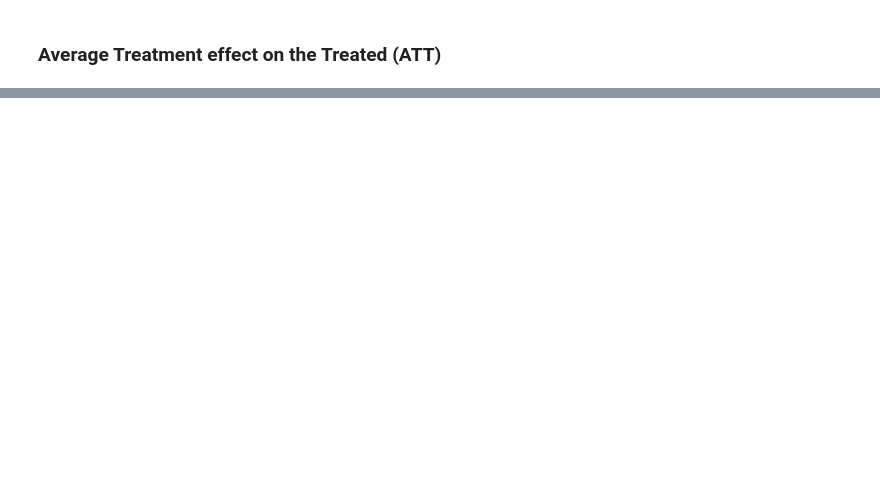
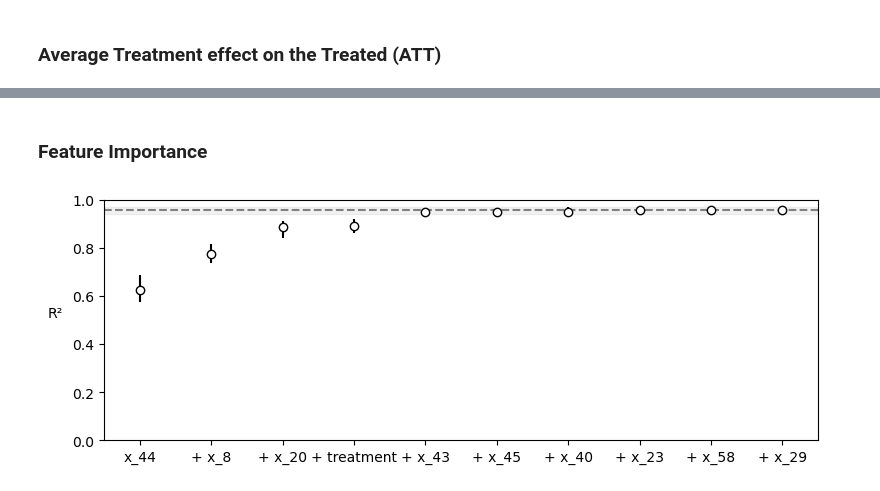
Before and after one commit to DamianPiuselli/Inferencia-Bayesiana-ACIC2016, a Jupyter notebook: rs_bart.ipynb, the cells around one changed output, grey strips where cells are left out. Saved outputs shown, nothing was run; the diff lists cells and outputs as text; code cells hidden in the pictures; blank space fills up the shorter version.

Commit message:
Feature importance + numero de arboles en el modelo

```diff
--- a/rs_bart.ipynb
+++ b/rs_bart.ipynb
@@ -396,0 +379,9 @@ plt.show()
+# %% [markdown]
+### Feature Importance
+# %%
+vi = pmb.compute_variable_importance(trace, mu, X_encoded.assign(treatment=1))
+# %%
+pmb.plot_variable_importance(vi, submodels=np.arange(0, 10))
+plt.tight_layout()
+# %% [output]
+[figure, added]
```
Also changed, not shown: parts of 9 cells of this notebook.
